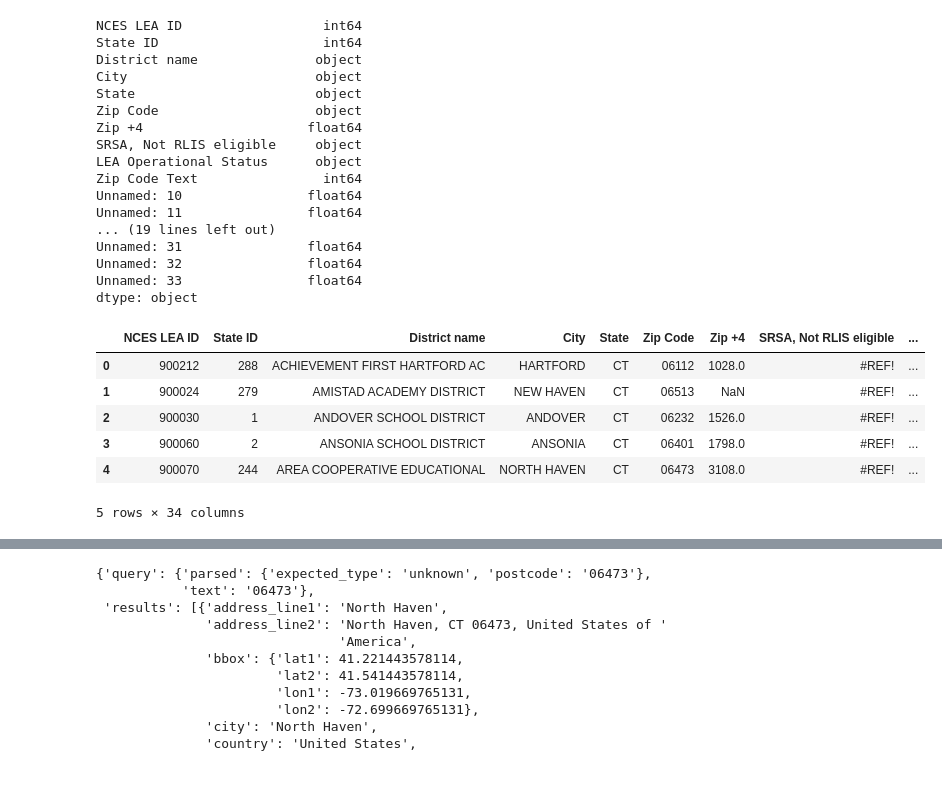
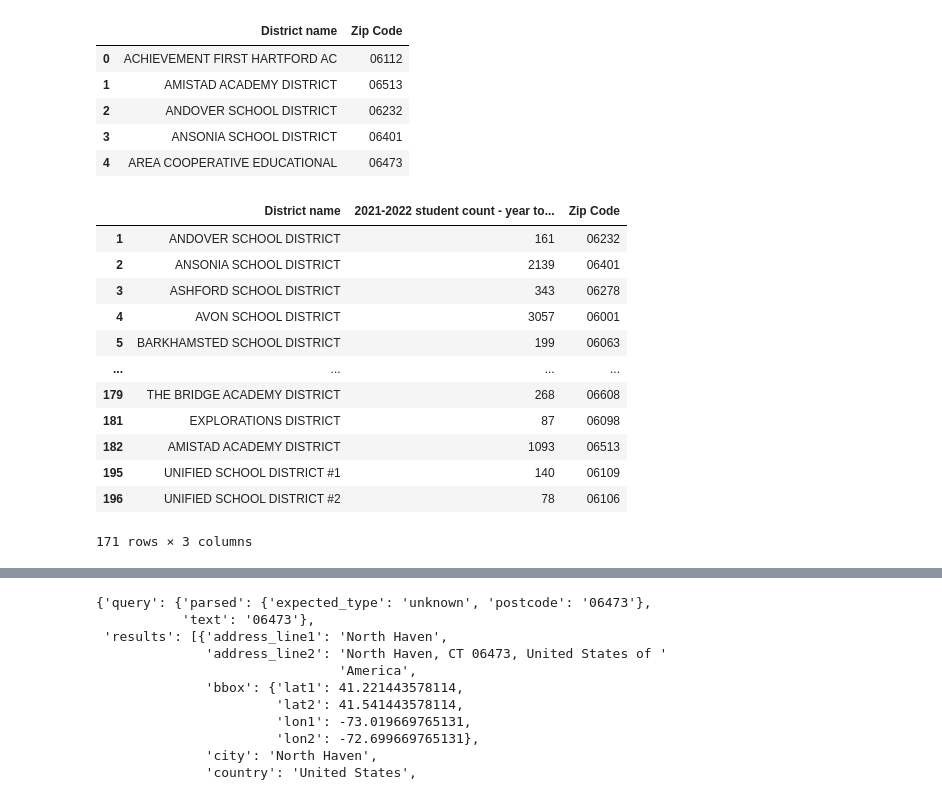
Before and after one commit to jmsavage2008/attendance-project, a Jupyter notebook: Zip Codes.ipynb, the cells around one changed output, grey strips where cells are left out. Saved outputs shown, nothing was run; the diff lists cells and outputs as text; code cells hidden in the pictures.

```diff
--- a/Zip Codes.ipynb
+++ b/Zip Codes.ipynb
@@ -13,11 +13,16 @@ from pprint import pprint
 
 
 #Upload from csv
-data_set_path = "all_students_df.csv"
+data_set_path = "school_attendance.csv"
+data_set_2_path = "all_students_df.csv"
 zip_codes_path = "zip_codes.csv"
+#population_set_path = "school_attendance.csv"
 
 #Read data and results
+data_set_2_df = pd.read_csv(data_set_2_path)
+zip_codes_df = pd.read_csv(zip_codes_path, converters={"Zip Code":str})
 data_set_df = pd.read_csv(data_set_path)
-zip_codes_df = pd.read_csv(zip_codes_path, converters={"Zip Code":str})
-zip_codes_df.head()
+
+#population_df = pd.read_csv(population_set_path)
+data_set_df.head()
 # %% [output]
@@ -30,0 +35,6 @@ zip_codes_df.head()
+# %%
+#Attempt to clean out populations
+all_students_df = data_set_df.loc[(data_set_df["Student group"]=="All Students")]
+all_students_df = all_students_df[["District name", "2021-2022 student count - year to date"]]
+all_students_df["District name"] = all_students_df["District name"].str.upper()
+all_students_df
@@ -31,33 +65,32 @@ zip_codes_df.head()
 # %%
 #Rename columns
 zip_codes_df = zip_codes_df.rename(columns={"District Name": "District name"})
-zip_codes_df.dtypes
+zip_codes_df = zip_codes_df[["District name", "Zip Code"]]
+zip_codes_df.head()
 # %% [output]
-NCES LEA ID                  int64
-State ID                     int64
-District name               object
-City                        object
-State                       object
-Zip Code                    object
-Zip +4                     float64
-SRSA, Not RLIS eligible     object
-LEA Operational Status      object
-Zip Code Text                int64
-Unnamed: 10                float64
-Unnamed: 11                float64
-... (19 lines left out)
-Unnamed: 31                float64
-Unnamed: 32                float64
-Unnamed: 33                float64
-dtype: object
+|  | District name | Zip Code |
+| 0 | ACHIEVEMENT FIRST HARTFORD AC | 06112 |
+| 1 | AMISTAD ACADEMY DISTRICT | 06513 |
+| 2 | ANDOVER SCHOOL DISTRICT | 06232 |
+| 3 | ANSONIA SCHOOL DISTRICT | 06401 |
+| 4 | AREA COOPERATIVE EDUCATIONAL | 06473 |
 # %%
-zip_codes_df["Zip Code"]=zip_codes_df["Zip Code"].astype(object)
-zip_codes_df.head()
+#Merge Files
+merged_df = pd.merge(all_students_df, zip_codes_df, on="District name", how = "left")
+#merged_3_df = merged_df[["District name", "Zip Code"]]
+merged_df = merged_df.dropna()
+merged_df
 # %% [output]
-|  | NCES LEA ID | State ID | District name | City | State | Zip Code | Zip +4 | SRSA, Not RLIS eligible | ... |
-| 0 | 900212 | 288 | ACHIEVEMENT FIRST HARTFORD AC | HARTFORD | CT | 06112 | 1028.0 | #REF! | ... |
-| 1 | 900024 | 279 | AMISTAD ACADEMY DISTRICT | NEW HAVEN | CT | 06513 | NaN | #REF! | ... |
-| 2 | 900030 | 1 | ANDOVER SCHOOL DISTRICT | ANDOVER | CT | 06232 | 1526.0 | #REF! | ... |
-| 3 | 900060 | 2 | ANSONIA SCHOOL DISTRICT | ANSONIA | CT | 06401 | 1798.0 | #REF! | ... |
-| 4 | 900070 | 244 | AREA COOPERATIVE EDUCATIONAL | NORTH HAVEN | CT | 06473 | 3108.0 | #REF! | ... |
+|  | District name | 2021-2022 student count - year to... | Zip Code |
+| 1 | ANDOVER SCHOOL DISTRICT | 161 | 06232 |
+| 2 | ANSONIA SCHOOL DISTRICT | 2139 | 06401 |
+| 3 | ASHFORD SCHOOL DISTRICT | 343 | 06278 |
+| 4 | AVON SCHOOL DISTRICT | 3057 | 06001 |
+| 5 | BARKHAMSTED SCHOOL DISTRICT | 199 | 06063 |
+| ... | ... | ... | ... |
+| 179 | THE BRIDGE ACADEMY DISTRICT | 268 | 06608 |
+| 181 | EXPLORATIONS DISTRICT | 87 | 06098 |
+| 182 | AMISTAD ACADEMY DISTRICT | 1093 | 06513 |
+| 195 | UNIFIED SCHOOL DISTRICT #1 | 140 | 06109 |
+| 196 | UNIFIED SCHOOL DISTRICT #2 | 78 | 06106 |
-5 rows × 34 columns
+171 rows × 3 columns
```
Also changed, not shown: parts of 17 cells of this notebook, 21 other files.
